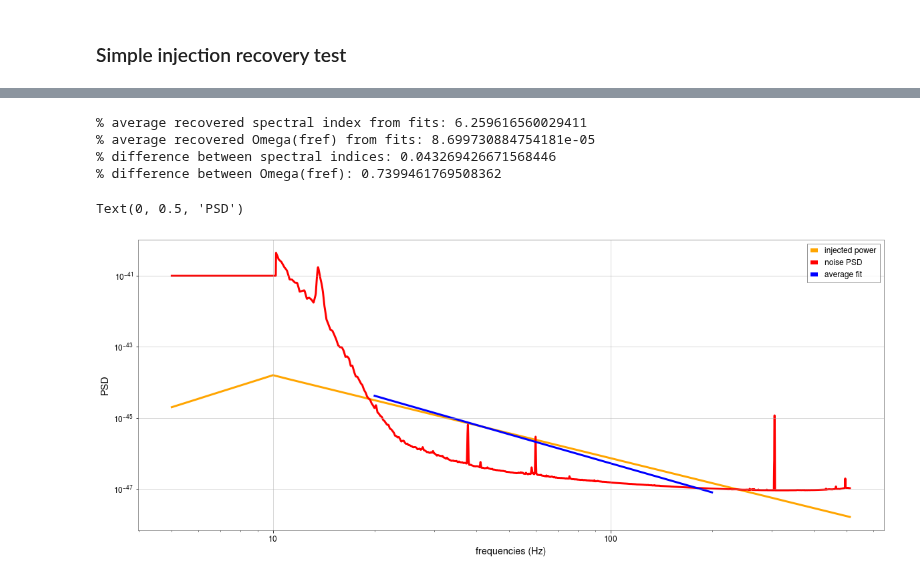
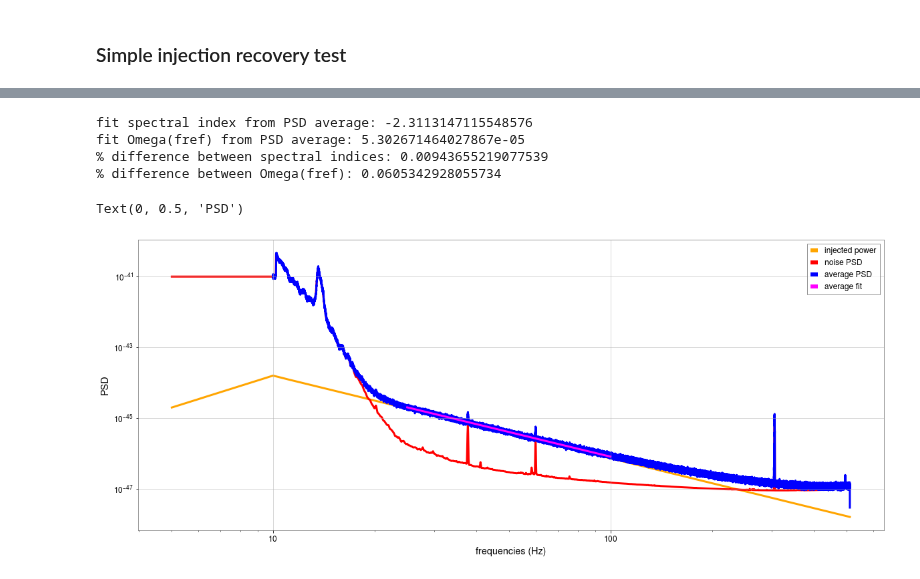
Before and after one commit to a-renzini/pygwb, a Jupyter notebook: tutorials/generate_stochastic_data.ipynb, the cells around one changed output, grey strips where cells are left out. Cells and saved outputs as stored; diff of their text form; code cells hidden in the pictures.

Commit message:
Changed average PSD injection recovery as discussed with Joe last hackathon

```diff
--- a/tutorials/generate_stochastic_data.ipynb
+++ b/tutorials/generate_stochastic_data.ipynb
@@ -73,4 +73,4 @@ for ifo in ifo_list:
     ifo.power_spectral_density = bilby.gw.detector.PowerSpectralDensity(ifo.frequency_array, np.nan_to_num(ifo.power_spectral_density_array, posinf=1.e-41))
 
 simulator_1 = Simulator(ifo_list, Intensity_GW_inject, 60, duration = duration, sampling_frequency = sampling_frequency)
-dataset = simulator_1.gen_data
+dataset = simulator_1.generate_data()
@@ -110,9 +115,9 @@ Text(0, 0.5, 'PSD')
 # %% [markdown]
 ### Simple injection recovery test
 # %%
-#Function to fit the data to (linear in logs)
+#Function to fit the data to
 def func(x,a,b):
-    return np.exp(a*np.log10(x)+b)
+    return 10**(a*np.log10(x)+b)
 # %%
 Ntests=200
 
@@ -141,26 +155,47 @@ intercept_avg=np.sum(intercept_array)/Ntests
+# %%
+freqs_1=psd_array_H1[0].frequencies.value
+mask_1=(freqs_1>25)&(freqs_1<100)
+
+psd_average=np.zeros(psd_array_H1[0].frequencies.value.shape)
+# psd_array_L1=np.zeros(Ntests)
+
+# spectral_array=np.zeros(Ntests)
+# intercept_array=np.zeros(Ntests)
+# mask1=(frequencies>20)&(frequencies<200)
+
+for ii in range(Ntests):
+    psd_average+=1/Ntests*psd_array_H1[ii].value
+
+popt,pcov=optimize.curve_fit(func,freqs_1[mask_1],psd_average[mask_1])
+
+spectral_avg=popt[0]
+intercept_avg=popt[1]
 # %%
 from pygwb.constants import H0
 H_theor = (3 * H0 ** 2) / (10 * np.pi ** 2)
 
 omegaRef_avg=func(fref,spectral_avg,intercept_avg)/H_theor*fref**3
 
-print(f"% average recovered spectral index from fits: {np.abs(np.abs(spectral_avg))}")
-print(f"% average recovered Omega(fref) from fits: {omegaRef_avg}")
-print(f"% difference between spectral indices: {np.abs((spectral_avg+alpha1)/alpha1)}")
+print(f"fit spectral index from PSD average: {spectral_avg}")
+print(f"fit Omega(fref) from PSD average: {omegaRef_avg}")
+print(f"% difference between spectral indices: {np.abs((spectral_avg-(2/3-3))/(2/3-3))}")
 print(f"% difference between Omega(fref): {np.abs(omegaRef-omegaRef_avg)/omegaRef}")
 # %% [output]
-% average recovered spectral index from fits: 6.259616560029411
-% average recovered Omega(fref) from fits: 8.699730884754181e-05
-% difference between spectral indices: 0.043269426671568446
-% difference between Omega(fref): 0.7399461769508362
+fit spectral index from PSD average: -2.3113147115548576
+fit Omega(fref) from PSD average: 5.302671464027867e-05
+% difference between spectral indices: 0.00943655219077539
+% difference between Omega(fref): 0.0605342928055734
 # %%
+mask_2=(freqs_1>10)&(freqs_1<freqs_1[-1])
+
 ax, fig = plt.subplots(figsize = (20,8))
-plt.loglog(frequencies[mask], simulator_1.IntensityGW[mask], linewidth = 3, label = 'injected power',color='orange')
+plt.loglog(frequencies[mask], simulator_1.intensity_GW[mask], linewidth = 3, label = 'injected power',color='orange')
 plt.loglog(frequencies[mask], simulator_1.noise_PSD_array[0][mask], linewidth = 3, color = 'red', label = 'noise PSD')
-plt.loglog(frequencies[mask1], func(frequencies[mask1],spectral_avg,intercept_avg), linewidth = 3, color = 'blue', label = 'average fit')
+plt.loglog(freqs_1[mask_2], psd_average[mask_2], linewidth = 3, color = 'blue', label = 'average PSD')
+plt.loglog(freqs_1[mask_1], func(freqs_1[mask_1],spectral_avg,intercept_avg), linewidth = 3, color = 'magenta', label = 'average fit')
 plt.legend()
 plt.xlabel('frequencies (Hz)')
 plt.ylabel('PSD')
 # %% [output]
 Text(0, 0.5, 'PSD')
-[figure, old version]
+[figure, new version]
```
Also changed, not shown: parts of 4 cells of this notebook.
